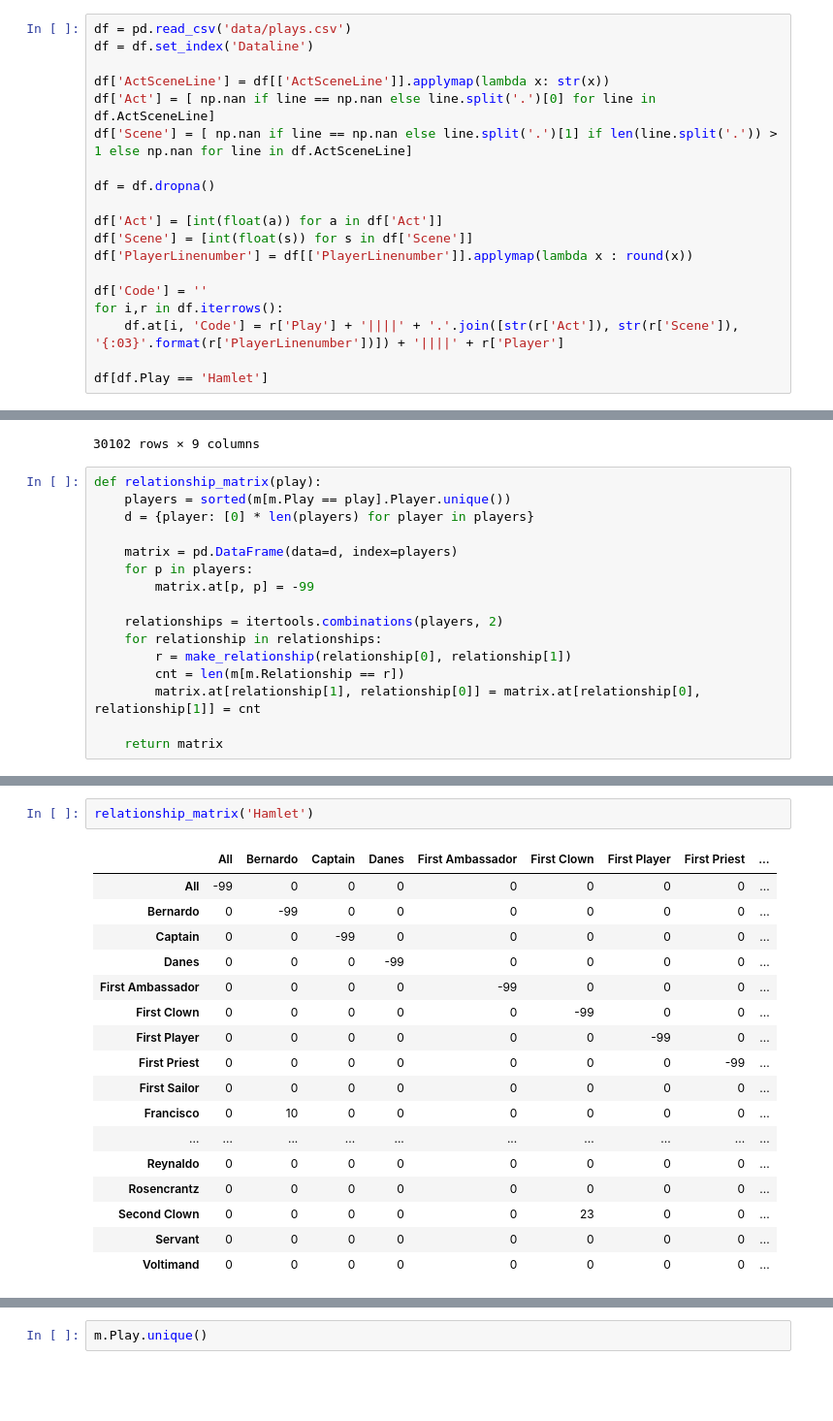
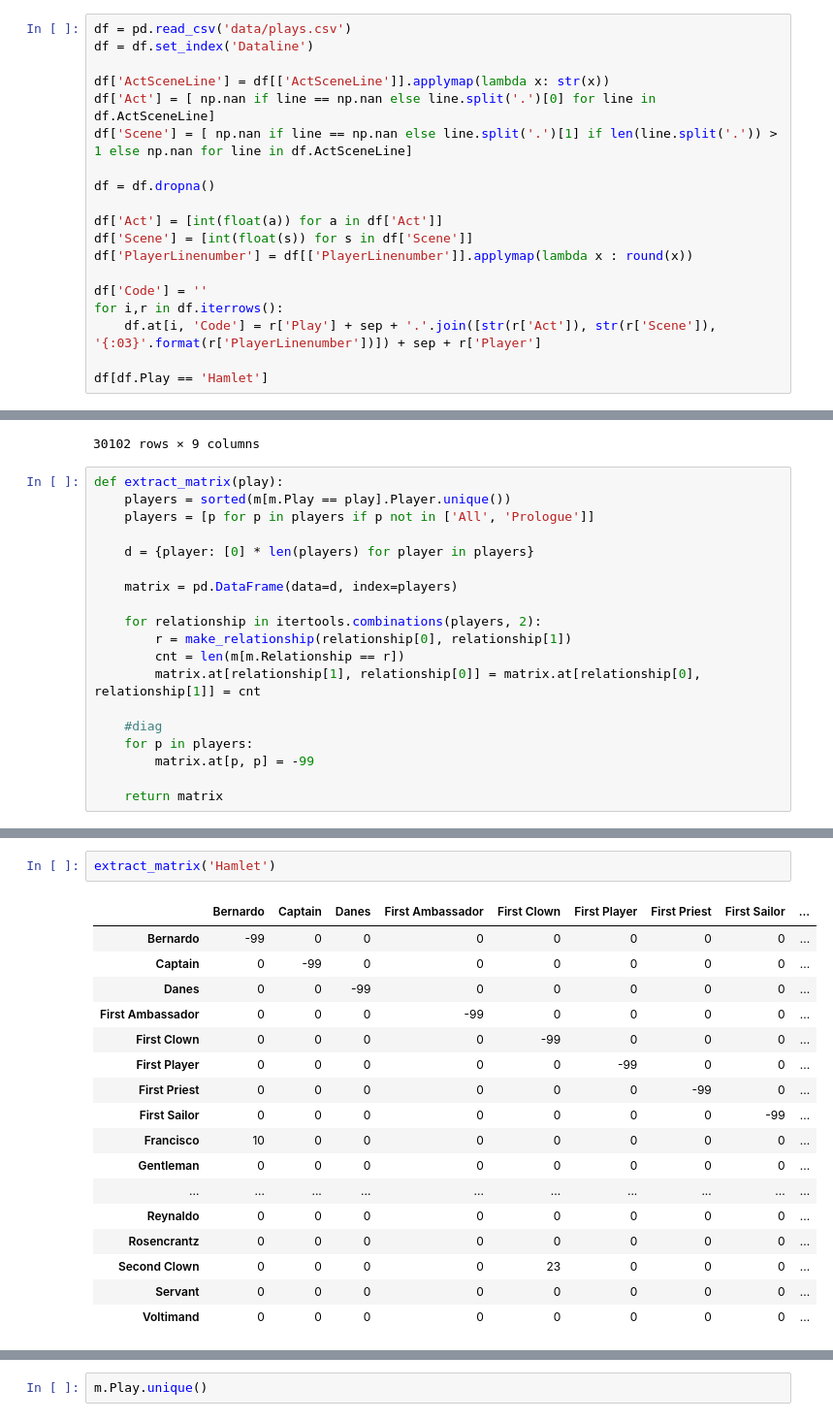
Before and after one commit to Mooophy/Play-Reader, a Jupyter notebook: notebook.ipynb, the cells around one changed output, grey strips where cells are left out. Shown at 97% size. Cells and saved outputs as stored; diff of their text form; blank space fills up the shorter version.

```diff
--- a/notebook.ipynb
+++ b/notebook.ipynb
@@ -25,7 +24,7 @@ df['PlayerLinenumber'] = df[['PlayerLinenumber']].applymap(lambda x : round(x))
 
 df['Code'] = ''
 for i,r in df.iterrows():
-    df.at[i, 'Code'] = r['Play'] + '||||' + '.'.join([str(r['Act']), str(r['Scene']), '{:03}'.format(r['PlayerLinenumber'])]) + '||||' + r['Player']
+    df.at[i, 'Code'] = r['Play'] + sep + '.'.join([str(r['Act']), str(r['Scene']), '{:03}'.format(r['PlayerLinenumber'])]) + sep + r['Player']
 
 df[df.Play == 'Hamlet']
 # %% [output]
@@ -103,19 +102,22 @@ m
 | 398 | A Comedy of Errors||||4.4.016||||... | Thou art sensible in nothing but ... | A Comedy of Errors | 4.4.016 | 4 | 4 | Antipholus | Antipholus||||Dromio Of Ephesus | Dromio Of Ephesus |
 30102 rows × 9 columns
 # %%
-def relationship_matrix(play):
+def extract_matrix(play):
     players = sorted(m[m.Play == play].Player.unique())
+    players = [p for p in players if p not in ['All', 'Prologue']]
+
     d = {player: [0] * len(players) for player in players}
 
     matrix = pd.DataFrame(data=d, index=players)
-    for p in players:
-        matrix.at[p, p] = -99
 
-    relationships = itertools.combinations(players, 2)
-    for relationship in relationships:
+    for relationship in itertools.combinations(players, 2):
         r = make_relationship(relationship[0], relationship[1])
         cnt = len(m[m.Relationship == r])
         matrix.at[relationship[1], relationship[0]] = matrix.at[relationship[0], relationship[1]] = cnt
 
+    #diag
+    for p in players:
+        matrix.at[p, p] = -99
+
     return matrix
 # %%
@@ -139,22 +141,22 @@ relationship_matrix('Romeo and Juliet')
 | Third Watchman | 0 | 0 | 0 | 0 | 0 | 0 | 0 | 0 | ... |
 | Tybalt | 0 | 0 | 0 | 2 | 9 | 0 | 0 | 0 | ... |
 # %%
-relationship_matrix('Hamlet')
+extract_matrix('Hamlet')
 # %% [output]
-|  | All | Bernardo | Captain | Danes | First Ambassador | First Clown | First Player | First Priest | ... |
-| All | -99 | 0 | 0 | 0 | 0 | 0 | 0 | 0 | ... |
-| Bernardo | 0 | -99 | 0 | 0 | 0 | 0 | 0 | 0 | ... |
-| Captain | 0 | 0 | -99 | 0 | 0 | 0 | 0 | 0 | ... |
-| Danes | 0 | 0 | 0 | -99 | 0 | 0 | 0 | 0 | ... |
-| First Ambassador | 0 | 0 | 0 | 0 | -99 | 0 | 0 | 0 | ... |
-| First Clown | 0 | 0 | 0 | 0 | 0 | -99 | 0 | 0 | ... |
-| First Player | 0 | 0 | 0 | 0 | 0 | 0 | -99 | 0 | ... |
-| First Priest | 0 | 0 | 0 | 0 | 0 | 0 | 0 | -99 | ... |
-| First Sailor | 0 | 0 | 0 | 0 | 0 | 0 | 0 | 0 | ... |
-| Francisco | 0 | 10 | 0 | 0 | 0 | 0 | 0 | 0 | ... |
+|  | Bernardo | Captain | Danes | First Ambassador | First Clown | First Player | First Priest | First Sailor | ... |
+| Bernardo | -99 | 0 | 0 | 0 | 0 | 0 | 0 | 0 | ... |
+| Captain | 0 | -99 | 0 | 0 | 0 | 0 | 0 | 0 | ... |
+| Danes | 0 | 0 | -99 | 0 | 0 | 0 | 0 | 0 | ... |
+| First Ambassador | 0 | 0 | 0 | -99 | 0 | 0 | 0 | 0 | ... |
+| First Clown | 0 | 0 | 0 | 0 | -99 | 0 | 0 | 0 | ... |
+| First Player | 0 | 0 | 0 | 0 | 0 | -99 | 0 | 0 | ... |
+| First Priest | 0 | 0 | 0 | 0 | 0 | 0 | -99 | 0 | ... |
+| First Sailor | 0 | 0 | 0 | 0 | 0 | 0 | 0 | -99 | ... |
+| Francisco | 10 | 0 | 0 | 0 | 0 | 0 | 0 | 0 | ... |
+| Gentleman | 0 | 0 | 0 | 0 | 0 | 0 | 0 | 0 | ... |
 | ... | ... | ... | ... | ... | ... | ... | ... | ... | ... |
 | Reynaldo | 0 | 0 | 0 | 0 | 0 | 0 | 0 | 0 | ... |
 | Rosencrantz | 0 | 0 | 0 | 0 | 0 | 0 | 0 | 0 | ... |
-| Second Clown | 0 | 0 | 0 | 0 | 0 | 23 | 0 | 0 | ... |
+| Second Clown | 0 | 0 | 0 | 0 | 23 | 0 | 0 | 0 | ... |
 | Servant | 0 | 0 | 0 | 0 | 0 | 0 | 0 | 0 | ... |
 | Voltimand | 0 | 0 | 0 | 0 | 0 | 0 | 0 | 0 | ... |
```
Also changed, not shown: parts of 4 cells of this notebook.
